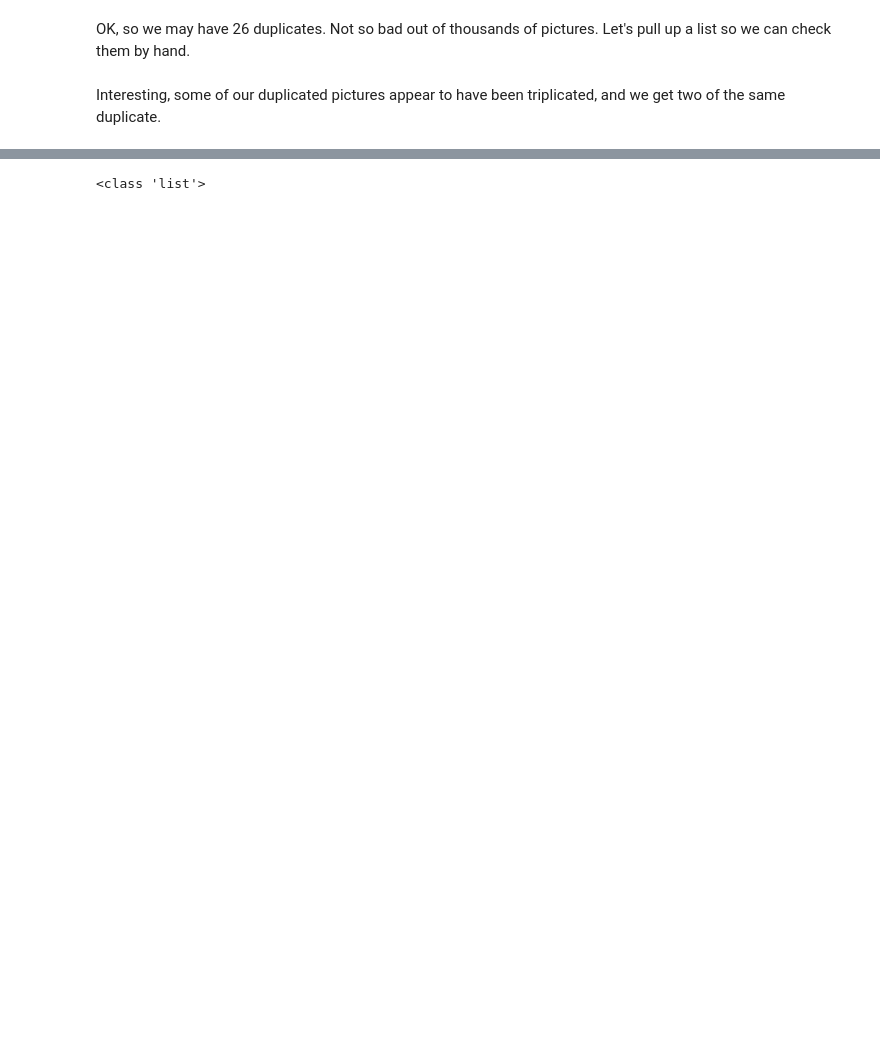
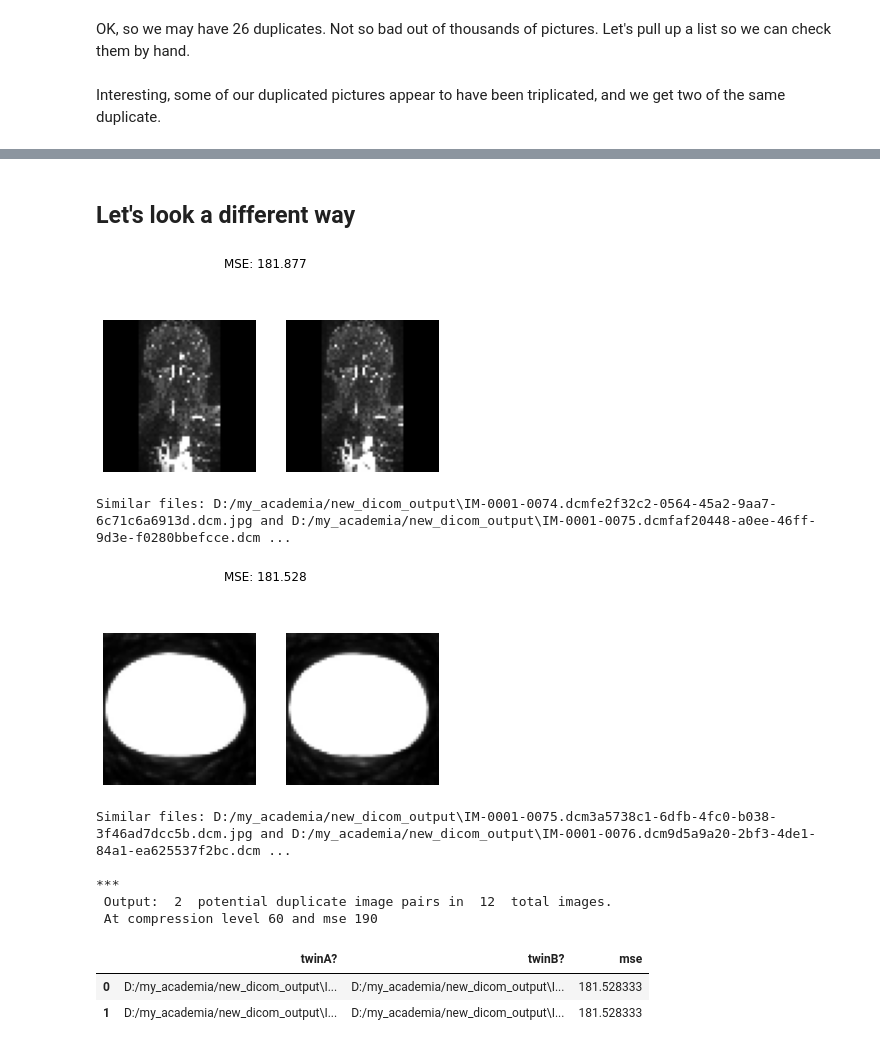
Before and after one commit to drcandacemakedamoore/cleanX, a Jupyter notebook: workflow_demo/Untitled.ipynb, the cells around one changed output, grey strips where cells are left out. Drawn from its saved outputs; the diff is of its cells as text; code cells hidden in the pictures; blank space fills up the shorter version.

Commit message:
duplicates function

```diff
--- a/workflow_demo/Untitled.ipynb
+++ b/workflow_demo/Untitled.ipynb
@@ -257,0 +71,2 @@ def give_me_size_counted_dfs(folder):
+# %% [markdown]
+## Let's look a different way
@@ -258,4 +100,2 @@ def give_me_size_counted_dfs(folder):
 # %%
-print(type(give_me_size_counted_dfs('D:/my_academia/new_dicom_output')))
+#print(type(create_imgs_array('D:/my_academia/new_dicom_output/')))
-# %% [output]
-<class 'list'>
@@ -261,0 +202,15 @@ print(type(give_me_size_counted_dfs('D:/my_academia/new_dicom_output')))
+# %%
+
+show_close_images('D:/my_academia/new_dicom_output/',60,190)
+# %% [output]
+[figure, added]
+Similar files: D:/my_academia/new_dicom_output\IM-0001-0074.dcmfe2f32c2-0564-45a2-9aa7-6c71c6a6913d.dcm.jpg and D:/my_academia/new_dicom_output\IM-0001-0075.dcmfaf20448-a0ee-46ff-9d3e-f0280bbefcce.dcm ...
+[figure, added]
+Similar files: D:/my_academia/new_dicom_output\IM-0001-0075.dcm3a5738c1-6dfb-4fc0-b038-3f46ad7dcc5b.dcm.jpg and D:/my_academia/new_dicom_output\IM-0001-0076.dcm9d5a9a20-2bf3-4de1-84a1-ea625537f2bc.dcm ...
+
+***
+ Output:  2  potential duplicate image pairs in  12  total images.
+ At compression level 60 and mse 190
+|  | twinA? | twinB? | mse |
+| 0 | D:/my_academia/new_dicom_output\I... | D:/my_academia/new_dicom_output\I... | 181.528333 |
+| 1 | D:/my_academia/new_dicom_output\I... | D:/my_academia/new_dicom_output\I... | 181.528333 |
```
Also changed, not shown: parts of 30 cells of this notebook, 4 other files.
